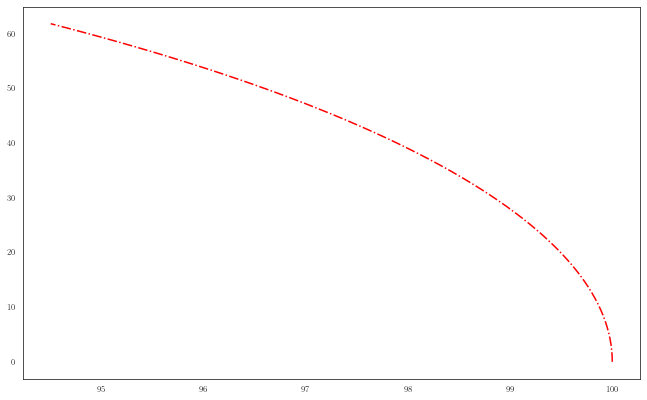
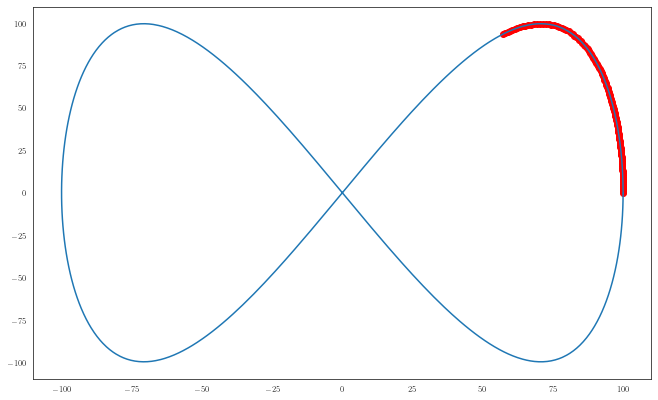
Unified diff of the notebook cell whose output changed from the first chart to the second:
--- before
+++ after
@@ -3,4 +3,5 @@
 
 states = state_history    
-ax.plot(states[0, :], states[1, :], '-.r', label=f'First Iteration')
+ax.plot(states[0, :], states[1, :], 'or', linewidth=3,  label=f'First Iteration')
+ax.plot(rpath[:, 1], rpath[:, 2])
  

Commit: First solution from home